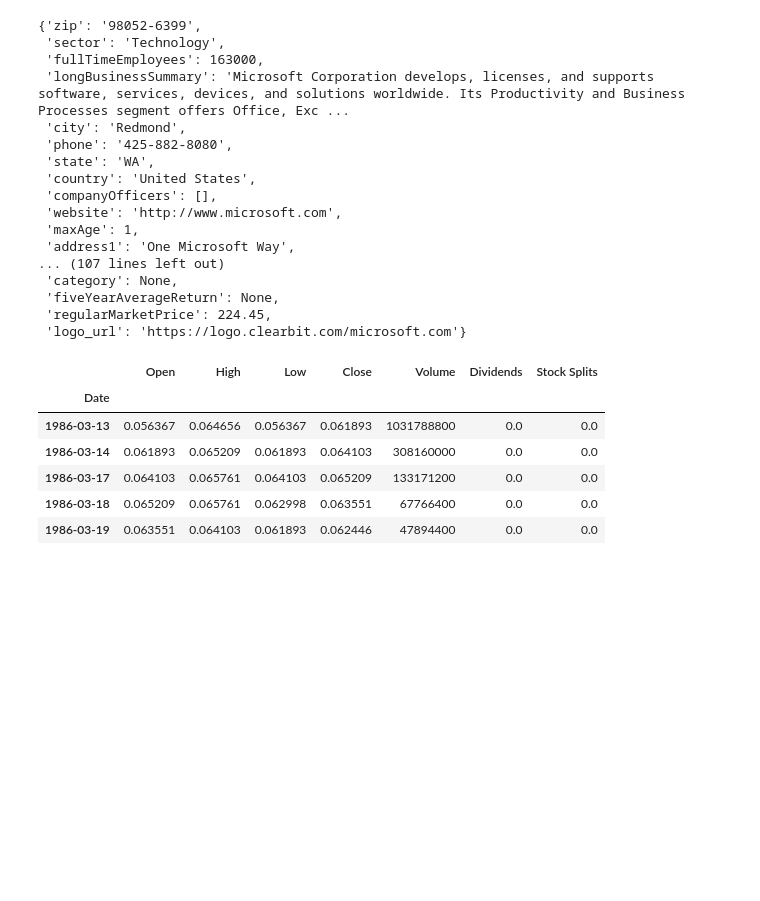
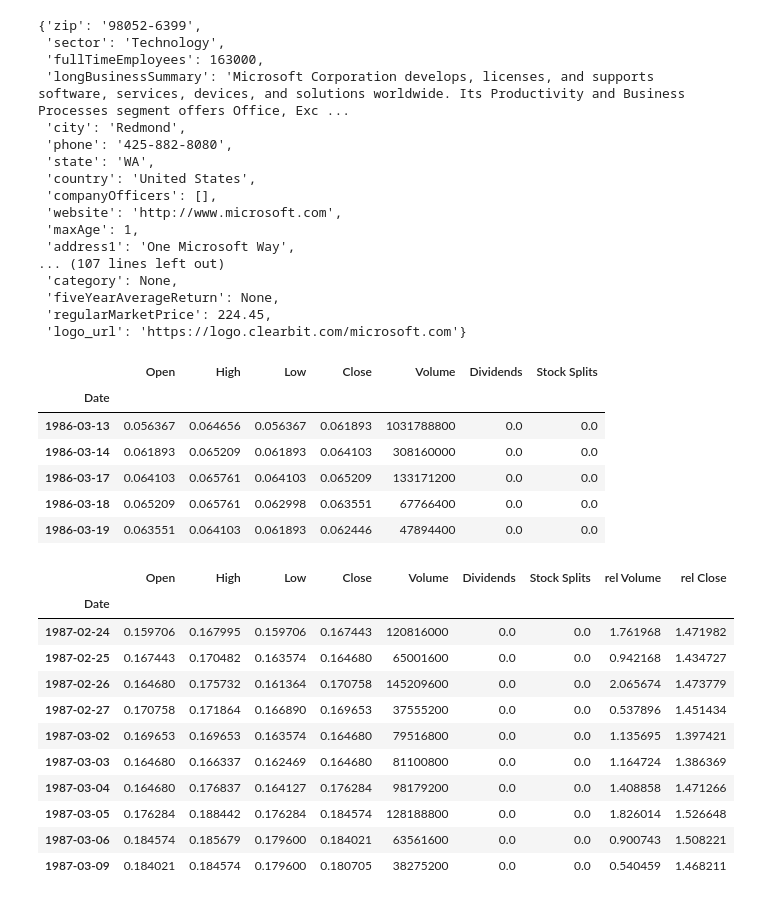
Before and after one commit to SimonHoeckenkamp/stockPicker, a Jupyter notebook: stockPicker_notebook.ipynb, the cells around one changed output. Saved outputs shown, nothing was run; the diff lists cells and outputs as text; code cells hidden in the pictures; blank space fills up the shorter version.

```diff
--- a/stockPicker_notebook.ipynb
+++ b/stockPicker_notebook.ipynb
@@ -37,5 +36,24 @@ df_msft_hist.head()
 | 1986-03-17 | 0.064103 | 0.065761 | 0.064103 | 0.065209 | 133171200 | 0.0 | 0.0 |
 | 1986-03-18 | 0.065209 | 0.065761 | 0.062998 | 0.063551 | 67766400 | 0.0 | 0.0 |
 | 1986-03-19 | 0.063551 | 0.064103 | 0.061893 | 0.062446 | 47894400 | 0.0 | 0.0 |
+# %%
+#add two columns relativizing the volumes and stock prices over the last 100 values
+df_msft_hist["rel Volume"] = df_msft_hist["Volume"]/df_msft_hist["Volume"].rolling(100).mean()
+df_msft_hist["rel Close"] = df_msft_hist["Close"]/df_msft_hist["Close"].rolling(100).mean()
+
+df_msft_hist[240:250]
+# %% [output]
+|  | Open | High | Low | Close | Volume | Dividends | Stock Splits | rel Volume | rel Close |
+| Date |  |  |  |  |  |  |  |  |  |
+| 1987-02-24 | 0.159706 | 0.167995 | 0.159706 | 0.167443 | 120816000 | 0.0 | 0.0 | 1.761968 | 1.471982 |
+| 1987-02-25 | 0.167443 | 0.170482 | 0.163574 | 0.164680 | 65001600 | 0.0 | 0.0 | 0.942168 | 1.434727 |
+| 1987-02-26 | 0.164680 | 0.175732 | 0.161364 | 0.170758 | 145209600 | 0.0 | 0.0 | 2.065674 | 1.473779 |
+| 1987-02-27 | 0.170758 | 0.171864 | 0.166890 | 0.169653 | 37555200 | 0.0 | 0.0 | 0.537896 | 1.451434 |
+| 1987-03-02 | 0.169653 | 0.169653 | 0.163574 | 0.164680 | 79516800 | 0.0 | 0.0 | 1.135695 | 1.397421 |
+| 1987-03-03 | 0.164680 | 0.166337 | 0.162469 | 0.164680 | 81100800 | 0.0 | 0.0 | 1.164724 | 1.386369 |
+| 1987-03-04 | 0.164680 | 0.176837 | 0.164127 | 0.176284 | 98179200 | 0.0 | 0.0 | 1.408858 | 1.471266 |
+| 1987-03-05 | 0.176284 | 0.188442 | 0.176284 | 0.184574 | 128188800 | 0.0 | 0.0 | 1.826014 | 1.526648 |
+| 1987-03-06 | 0.184574 | 0.185679 | 0.179600 | 0.184021 | 63561600 | 0.0 | 0.0 | 0.900743 | 1.508221 |
+| 1987-03-09 | 0.184021 | 0.184574 | 0.179600 | 0.180705 | 38275200 | 0.0 | 0.0 | 0.540459 | 1.468211 |
 # %%
 #plot the stock price history
```
Also changed, not shown: parts of 5 cells of this notebook.
